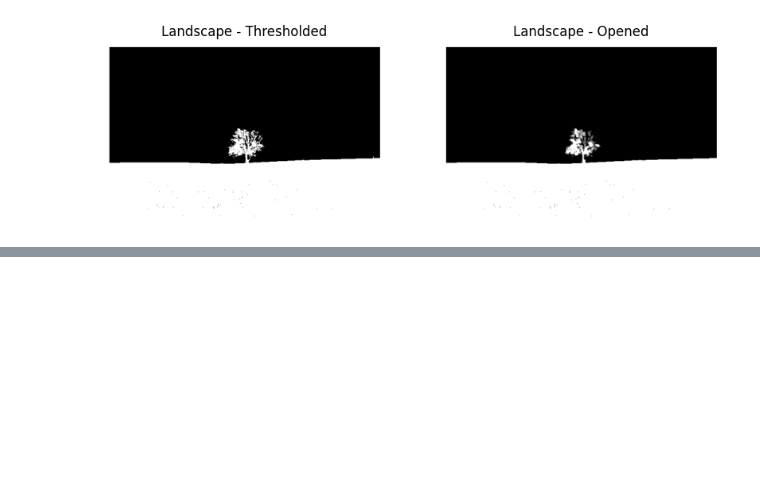
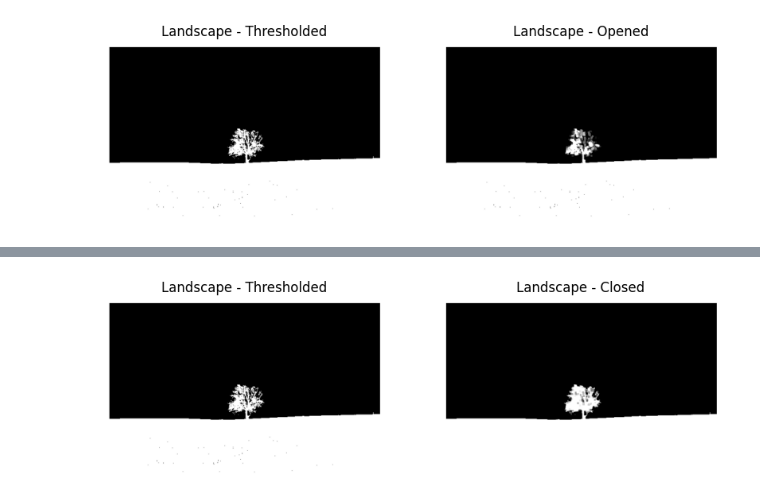
Before and after one commit to Rogerio-Chaves/Image-Segmentation, a Jupyter notebook: 001_Classical_Techniques/Appendix_A-Morphology_Operators.ipynb, the cells around one changed output, grey strips where cells are left out. Cells and saved outputs as stored; diff of their text form; code cells hidden in the pictures; blank space fills up the shorter version.

```diff
--- a/001_Classical_Techniques/Appendix_A-Morphology_Operators.ipynb
+++ b/001_Classical_Techniques/Appendix_A-Morphology_Operators.ipynb
@@ -105,3 +116,26 @@ plt.show()
+# %%
+kernel = np.ones((3, 3), np.uint8)
+dilated_image = cv2.dilate(thresholded_image, kernel)
+eroded_image = cv2.erode(dilated_image, kernel)
+
+closed_image = eroded_image
+# %%
+figure = plt.gcf()
+figure.set_size_inches(10, 7)
+
+plt.subplot(1, 2, 1)
+plt.imshow(thresholded_image)
+plt.title('Landscape - Thresholded')
+plt.axis('off')
+
+plt.subplot(1, 2, 2)
+plt.imshow(closed_image)
+plt.title('Landscape - Closed')
+plt.axis('off')
+
+plt.show()
+# %% [output]
+[figure, added]
 # %% [markdown]
 ## References:
 
```
Also changed, not shown: parts of 3 cells of this notebook.
